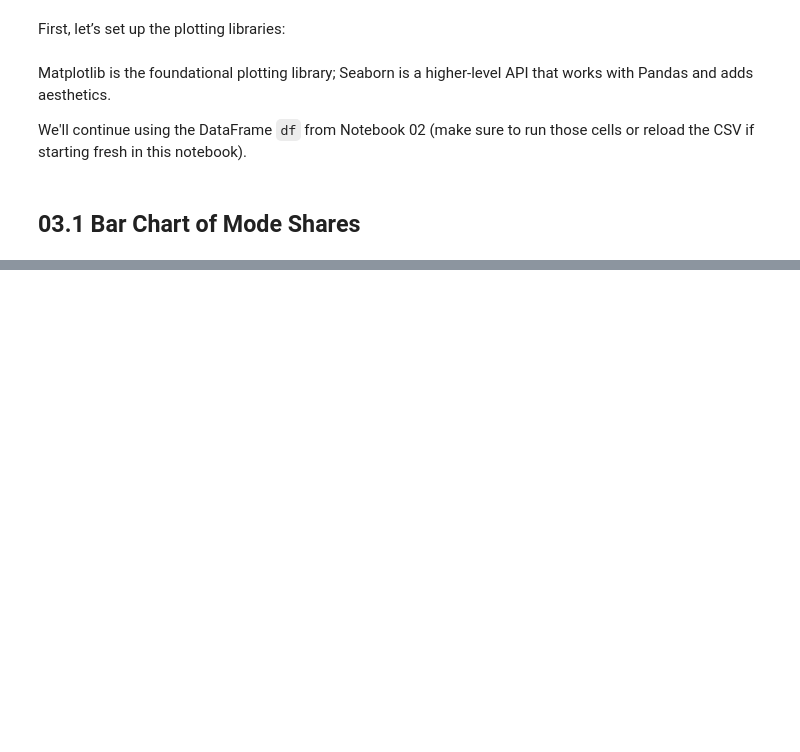
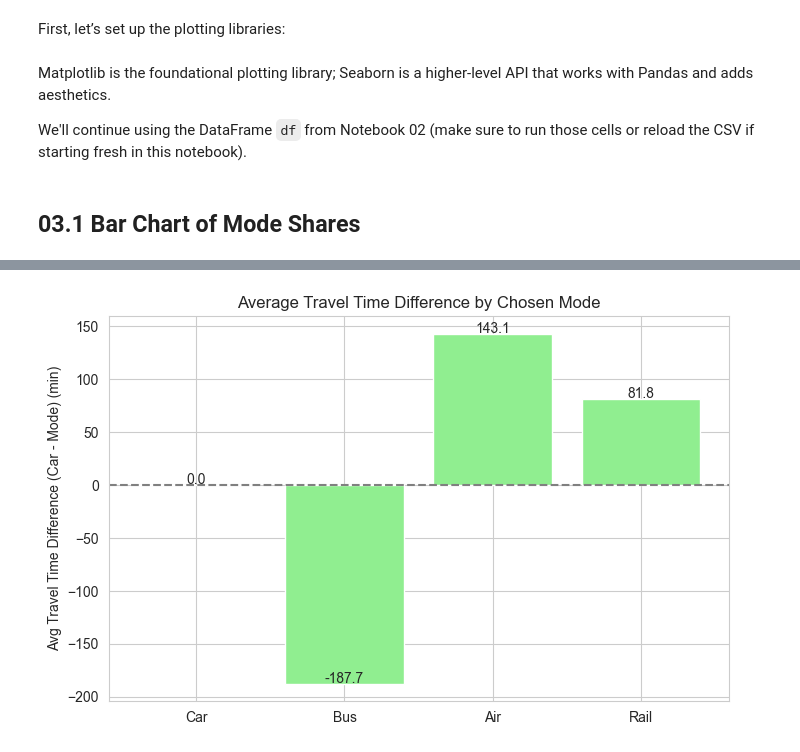
Before and after one commit to amanirad/cmc-python-intro, a Jupyter notebook: notebooks/03_visualization_choice_plots.ipynb, the cells around one changed output, grey strips where cells are left out. Cells and saved outputs as stored; diff of their text form; code cells hidden in the pictures; blank space fills up the shorter version.

```diff
--- a/notebooks/03_visualization_choice_plots.ipynb
+++ b/notebooks/03_visualization_choice_plots.ipynb
@@ -20,0 +92,24 @@ We'll continue using the DataFrame `df` from Notebook 02 (make sure to run those
+# %%
+# Calculate average travel time difference (car - other modes) by chosen mode
+df["time_diff_car_bus"] = df["time_car"] - df["time_bus"]
+df["time_diff_car_air"] = df["time_car"] - df["time_air"]
+df["time_diff_car_rail"] = df["time_car"] - df["time_rail"]
+avg_time_diff = {
+    "Car": 0,  # baseline
+    "Bus": df[df["choice"] == 2]["time_diff_car_bus"].mean(),
+    "Air": df[df["choice"] == 3]["time_diff_car_air"].mean(),
+    "Rail": df[df["choice"] == 4]["time_diff_car_rail"].mean()
+}
+modes = list(avg_time_diff.keys())
+time_diff_values = list(avg_time_diff.values())
+# Plot average travel time difference by chosen mode
+plt.figure(figsize=(8,5))
+plt.bar(modes, time_diff_values, color='lightgreen')
+plt.ylabel("Avg Travel Time Difference (Car - Mode) (min)")
+plt.title("Average Travel Time Difference by Chosen Mode")
+for i, v in enumerate(time_diff_values):
+    plt.text(i, v + 1, f"{v:.1f}", ha='center')
+plt.axhline(0, color='gray', linestyle='--')
+plt.show()
+# %% [output]
+[figure, added]
```
Also changed, not shown: parts of 34 cells of this notebook, 1 other file.
